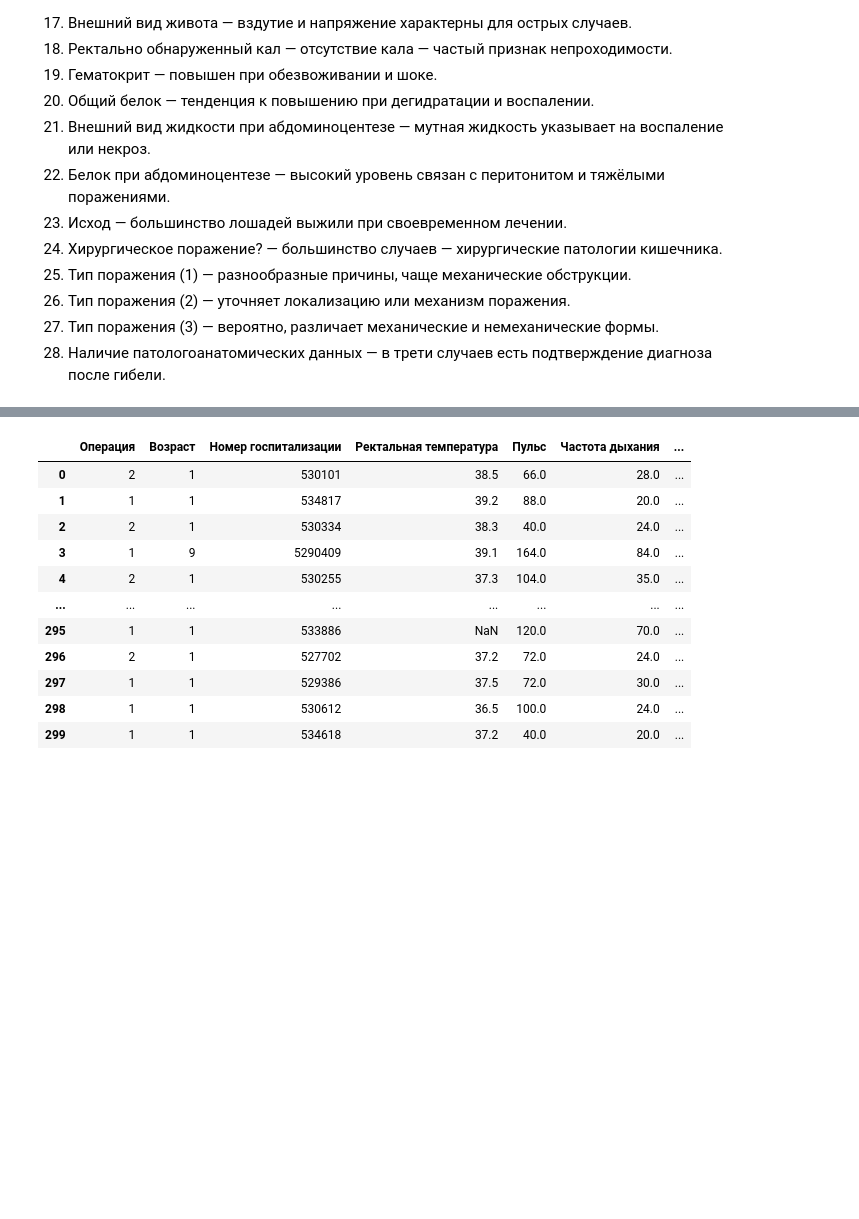
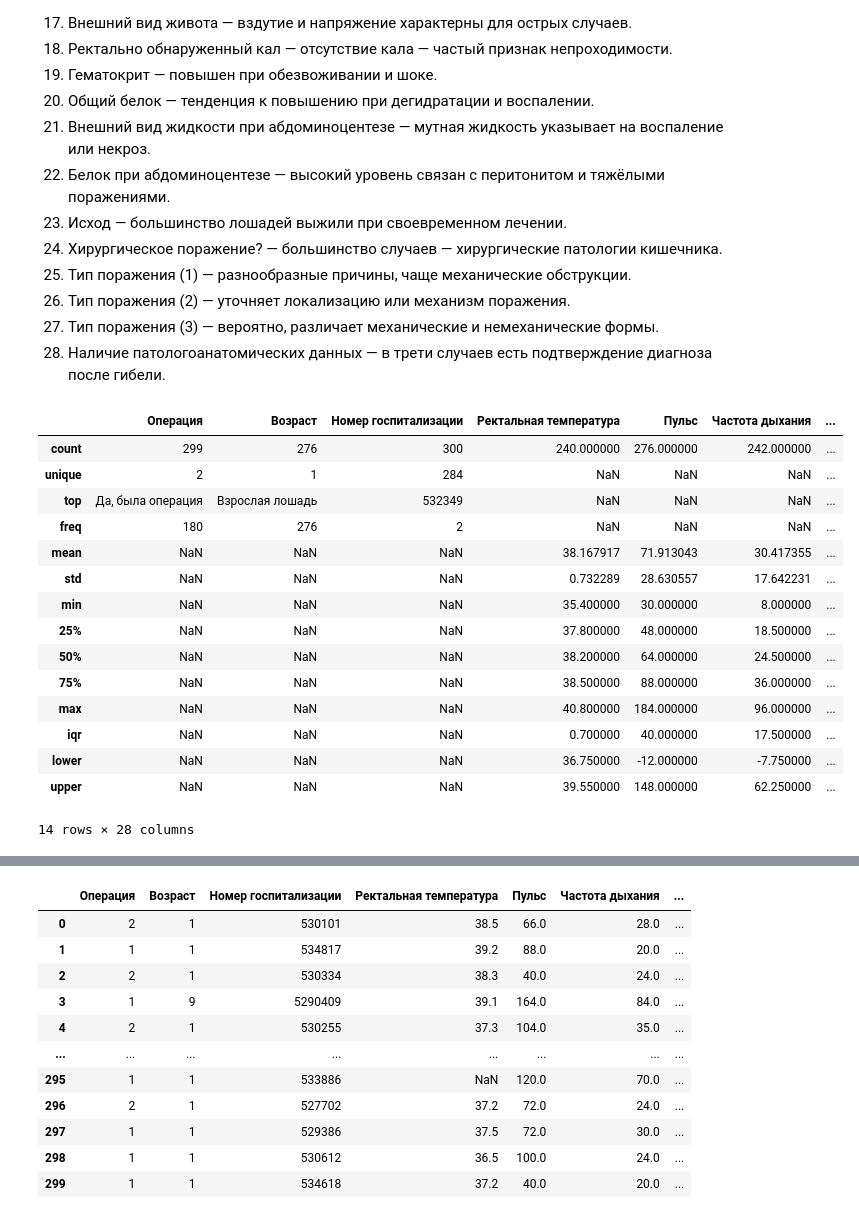
Before and after one commit to vasiliykireev/study-python, a Jupyter notebook: task-8/task-8.ipynb, the cells around one changed output, grey strips where cells are left out. Saved outputs shown, nothing was run; the diff lists cells and outputs as text; code cells hidden in the pictures; blank space fills up the shorter version.

```diff
--- a/task-8/task-8.ipynb
+++ b/task-8/task-8.ipynb
@@ -801,3 +801,28 @@ display(horses)
 26. Тип поражения (2) — уточняет локализацию или механизм поражения.
 27. Тип поражения (3) — вероятно, различает механические и немеханические формы.
 28. Наличие патологоанатомических данных — в трети случаев есть подтверждение диагноза после гибели.
+# %%
+# Задание 2
+horses = prepare_data('horse_data.csv', attr, False)
+horses = replace_values(horses, attr)
+horses = describe_data(horses)
+horses = add_outliers(horses)
+horses = rename_columns(horses, attr)
+display(horses)
+# %% [output]
+|  | Операция | Возраст | Номер госпитализации | Ректальная температура | Пульс | Частота дыхания | ... |
+| count | 299 | 276 | 300 | 240.000000 | 276.000000 | 242.000000 | ... |
+| unique | 2 | 1 | 284 | NaN | NaN | NaN | ... |
+| top | Да, была операция | Взрослая лошадь | 532349 | NaN | NaN | NaN | ... |
+| freq | 180 | 276 | 2 | NaN | NaN | NaN | ... |
+| mean | NaN | NaN | NaN | 38.167917 | 71.913043 | 30.417355 | ... |
+| std | NaN | NaN | NaN | 0.732289 | 28.630557 | 17.642231 | ... |
+| min | NaN | NaN | NaN | 35.400000 | 30.000000 | 8.000000 | ... |
+| 25% | NaN | NaN | NaN | 37.800000 | 48.000000 | 18.500000 | ... |
+| 50% | NaN | NaN | NaN | 38.200000 | 64.000000 | 24.500000 | ... |
+| 75% | NaN | NaN | NaN | 38.500000 | 88.000000 | 36.000000 | ... |
+| max | NaN | NaN | NaN | 40.800000 | 184.000000 | 96.000000 | ... |
+| iqr | NaN | NaN | NaN | 0.700000 | 40.000000 | 17.500000 | ... |
+| lower | NaN | NaN | NaN | 36.750000 | -12.000000 | -7.750000 | ... |
+| upper | NaN | NaN | NaN | 39.550000 | 148.000000 | 62.250000 | ... |
+14 rows × 28 columns
```
Also changed, not shown: parts of 4 cells of this notebook, 1 other file.
